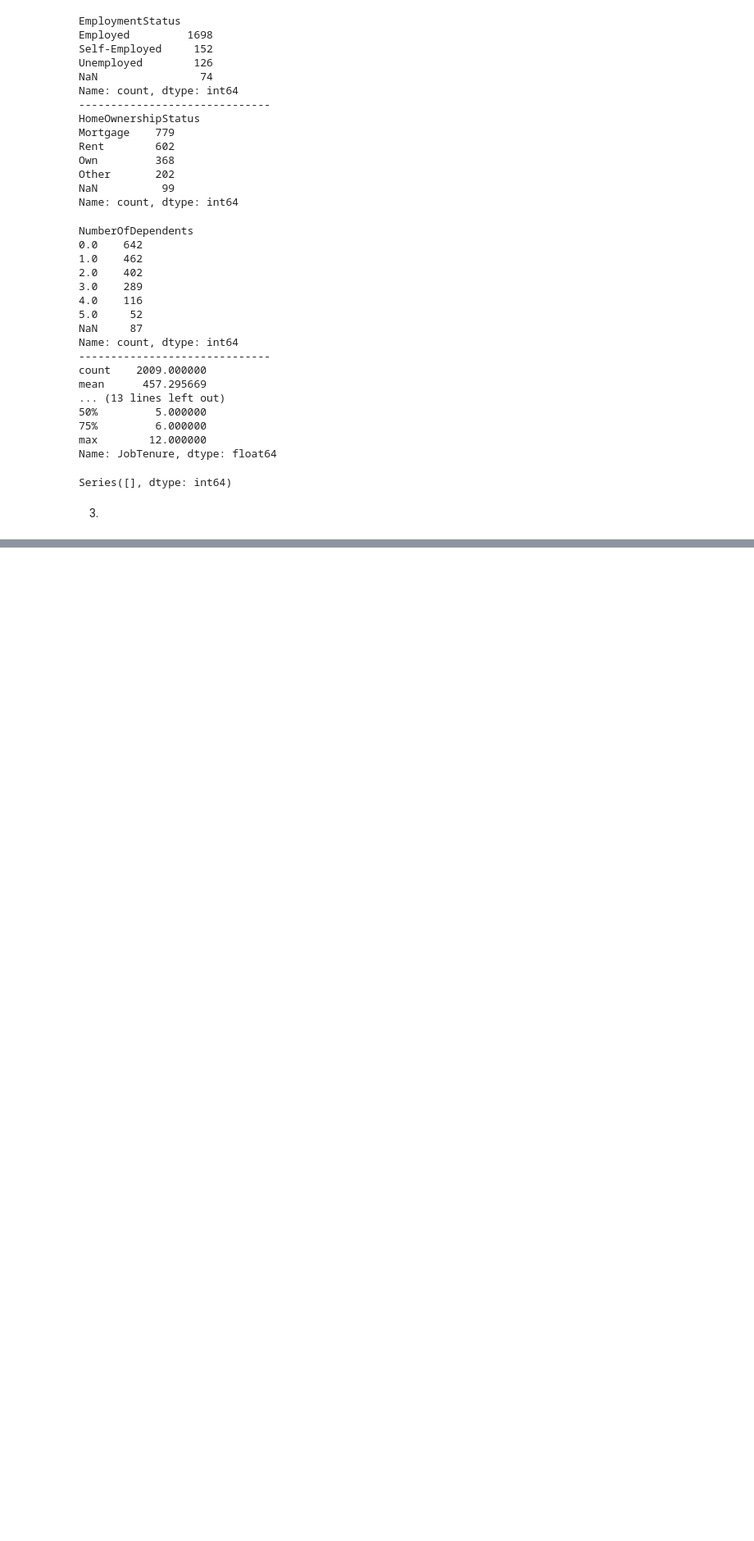
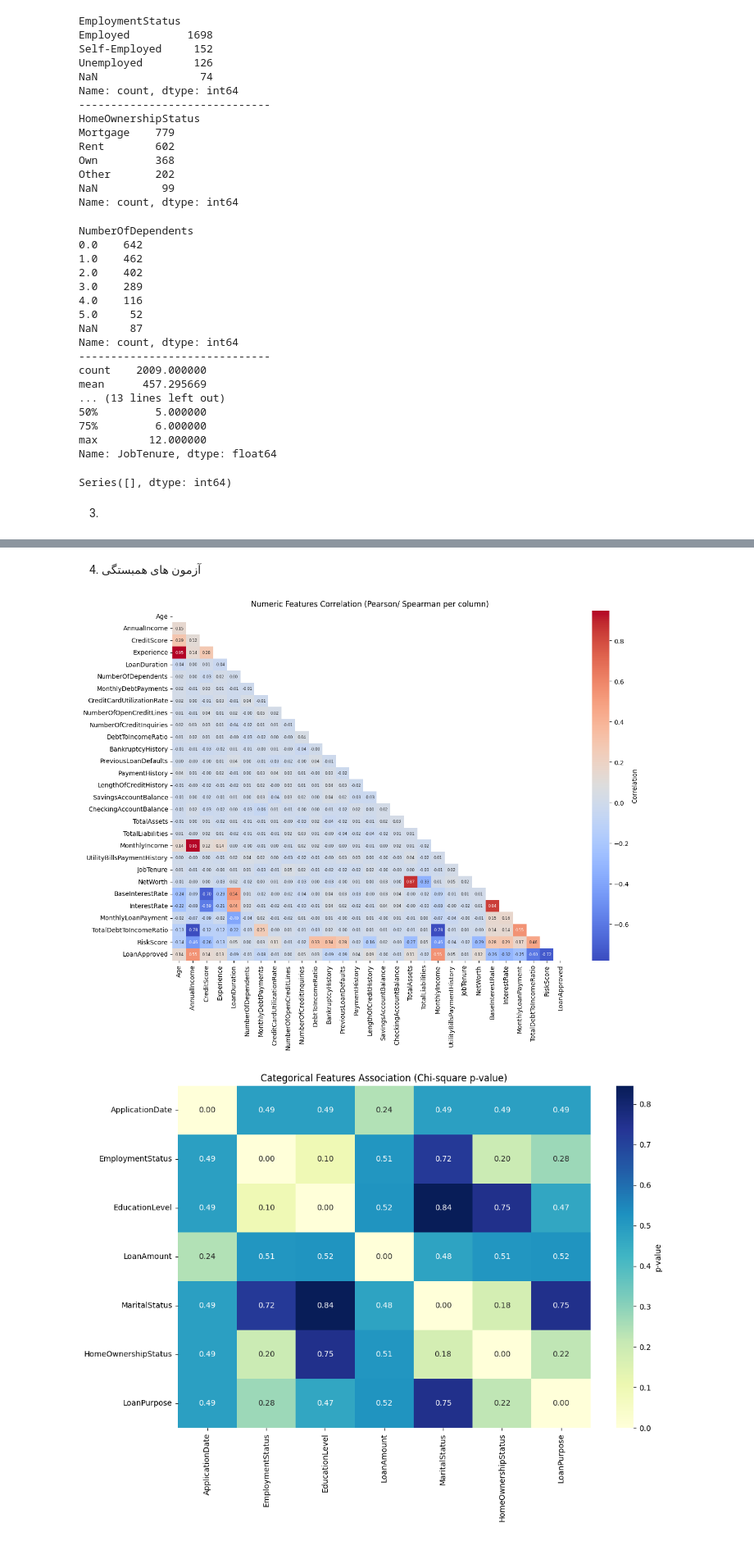
Before and after one commit to KimiyaVahidMotlagh/QBC-DA10-Group4Project1, a Jupyter notebook: DA10_EDA(ali).ipynb, the cells around one changed output, grey strips where cells are left out. Shown at 82% size. Drawn from its saved outputs; the diff is of its cells as text; code cells hidden in the pictures; blank space fills up the shorter version.

```diff
--- a/DA10_EDA(ali).ipynb
+++ b/DA10_EDA(ali).ipynb
@@ -474,2 +375,4 @@ discrete                             False
 # %%
 # قبول دارم کنده و شاید یکم کثیف نوشته شده اما کار میکنه
+# %% [markdown]
+4. آزمون های همبستگی
@@ -475,0 +381,46 @@ discrete                             False
+# %%
+numeric_cols = df.select_dtypes(include=[np.number]).columns
+if len(numeric_cols) > 1:
+    corr_matrix = pd.DataFrame(np.nan, index=numeric_cols, columns=numeric_cols)
+
+    normality = {}
+    for col in numeric_cols:
+        stat, p = shapiro(df[col].dropna())
+        normality[col] = (p > 0.05)
+
+    for i in numeric_cols:
+        for j in numeric_cols:
+            if i == j:
+                corr_matrix.loc[i,j] = 1.0
+            else:
+                if normality[i] and normality[j]:
+                    corr_matrix.loc[i,j] = df[[i,j]].corr(method='pearson').iloc[0,1]
+                else:
+                    corr_matrix.loc[i,j] = df[[i,j]].corr(method='spearman').iloc[0,1]
+
+    mask = np.triu(np.ones_like(corr_matrix, dtype=bool))
+    plt.figure(figsize=(14,10))
+    sns.heatmap(corr_matrix.round(2), mask=mask, annot=True, fmt=".2f", cmap="coolwarm",
+                annot_kws={"size":6}, cbar_kws={"label": "Correlation"})
+    plt.title("Numeric Features Correlation (Pearson/ Spearman per column)")
+    plt.show()
+
+categorical_cols = df.select_dtypes(include=['object', 'category']).columns
+if len(categorical_cols) > 1:
+    cat_corr = pd.DataFrame(np.nan, index=categorical_cols, columns=categorical_cols)
+    for i in categorical_cols:
+        for j in categorical_cols:
+            if i != j:
+                table = pd.crosstab(df[i], df[j])
+                chi2, p, dof, ex = chi2_contingency(table)
+                cat_corr.loc[i, j] = p
+    np.fill_diagonal(cat_corr.values, 0)
+
+    plt.figure(figsize=(12,8))
+    sns.heatmap(cat_corr.astype(float), annot=True, fmt=".2f", cmap="YlGnBu",
+                cbar_kws={"label": "p-value"})
+    plt.title("Categorical Features Association (Chi-square p-value)")
+    plt.show()
+# %% [output]
+[figure, added]
+[figure, added]
```
Also changed, not shown: parts of 43 cells of this notebook.
